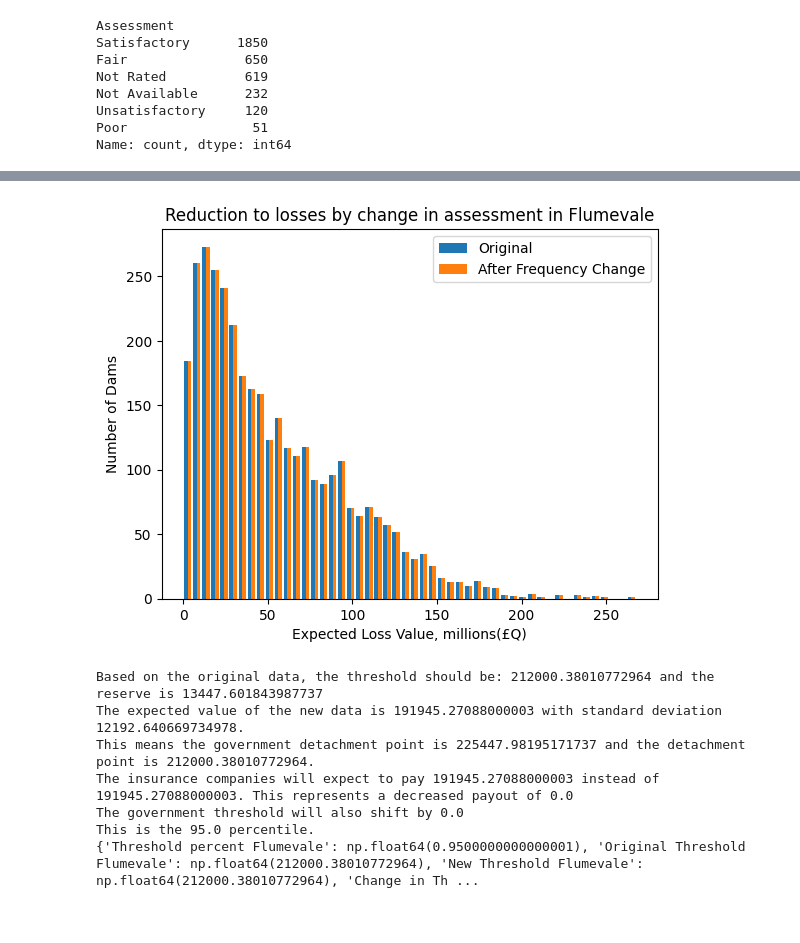
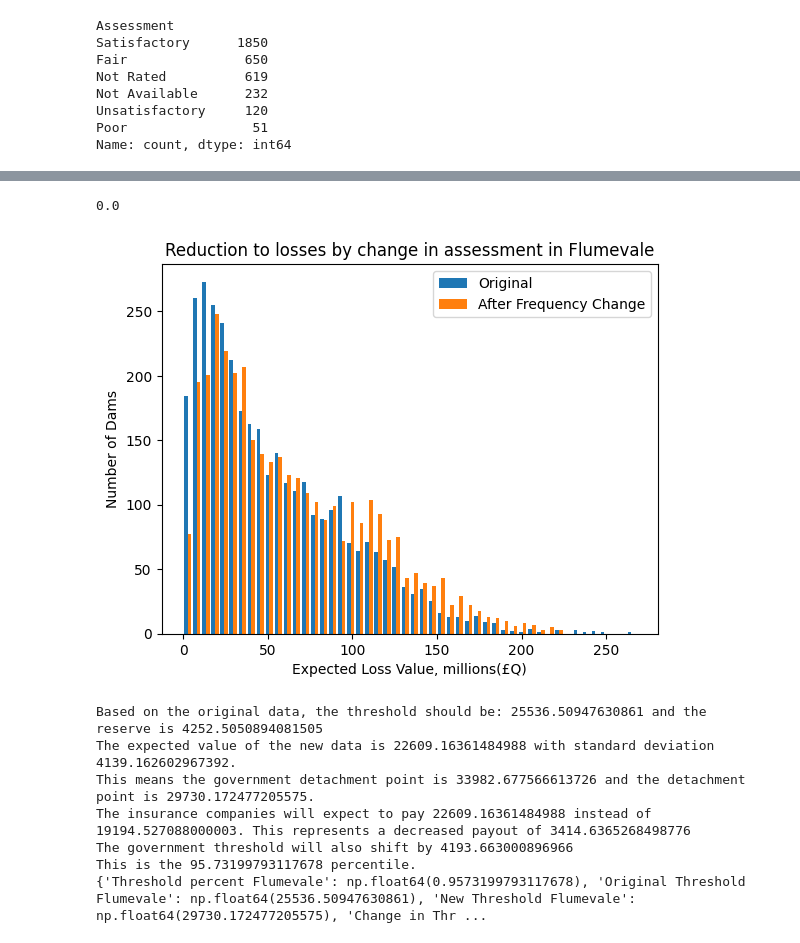
Before and after one commit to kevinj637/SOA_research_comp2025, a Jupyter notebook: assessment_sensititvity.ipynb, the cells around one changed output, grey strips where cells are left out. Saved outputs shown, nothing was run; the diff lists cells and outputs as text; code cells hidden in the pictures.

Commit message:
finished assessment sensitivity analysis

```diff
--- a/assessment_sensititvity.ipynb
+++ b/assessment_sensititvity.ipynb
@@ -21,7 +21,7 @@ Name: count, dtype: int64
 
 train_df = df.copy()
 #train_df.columns
-train_df = train_df.drop(columns=["ID", "Years Modified", "Assessment Date", "Assessment Date","Loss given failure - prop (Qm)","Loss given failure - liab (Qm)", "Loss given failure - BI (Qm)", "Total Loss Given Failure", "Expected Loss Value"])
+train_df = train_df.drop(columns=["ID", "Years Modified", "Hazard", "Assessment Date", "Assessment Date","Loss given failure - prop (Qm)","Loss given failure - liab (Qm)", "Loss given failure - BI (Qm)", "Total Loss Given Failure", "Expected Loss Value"])
 
 test_df = df.copy()
 
@@ -68,0 +63,5 @@ np.float64(0.19)
+# %%
+#model.describe()
+for i in range(len(df)):
+    print(new_probabilities[i] - df.loc[i, "Probability of Failure"])
+print(new_probabilities.max())
@@ -68,0 +86,4 @@ np.float64(0.19)
+# %%
+new_df = df.copy(True)
+new_df["Probability of Failure"] = pd.Series(new_probabilities)
+print(df["Probability of Failure"] - new_df["Probability of Failure"])
@@ -69,24 +103,24 @@ np.float64(0.19)
 # %%
-new_df = df.copy(True)
-new_df = new_df.replace(new_df["Probability of Failure"], pd.Series(new_probabilities))
+print(new_df["Probability of Failure"].max() - pd.Series(new_probabilities).max())
 for i in range(new_df.index.size):
-    new_df.loc[i, "Expected Loss Value"] = test_df.loc[i, "Probability of Failure"] * new_df.loc[i, "Total Loss Given Failure"]
+    new_df.loc[i, "Expected Loss Value"] = new_df.loc[i, "Probability of Failure"] * new_df.loc[i, "Total Loss Given Failure"]
 new_df.to_csv(f"machine_learning_assessment_adjusted_{df.loc[0, "Region"]}.csv", index = False)
 make_graph = True
 if make_graph:
     compare_new = new_df["Expected Loss Value"].to_numpy()
     compare_old = df["Expected Loss Value"].to_numpy()
     plot.hist([compare_old, compare_new], bins=50,label=["Original", "After Frequency Change"])
     plot.xlabel("Expected Loss Value, millions(£Q)")
     plot.ylabel("Number of Dams")
     plot.title(f"Reduction to losses by change in assessment in {df.loc[0, "Region"]}")
     plot.legend()
     plot.savefig(f"assessment_adjusted_expected_loss__{df.loc[0, "Region"]}_histogram.png")
 # %% [output]
+0.0
-[figure, old version]
+[figure, new version]
 # %%
-new_data = gov_expenditure.total_loss_percentile(f"machine_learning_assessment_adjusted_{df.loc[0, "Region"]}.csv", 0, 100, False)
-old_data = gov_expenditure.total_loss_percentile("dam_data_imputed_flumevale.csv", 0, 100, False)
+new_data = gov_expenditure.yearly_loss_percentile(f"machine_learning_assessment_adjusted_{df.loc[0, "Region"]}.csv", 0, 100, False)
+old_data = gov_expenditure.yearly_loss_percentile("dam_data_imputed_flumevale.csv", 0, 100, False)
 gov_threshold = scipy.stats.norm.ppf(95/100) * old_data[2] + old_data[1] #one standard deviation, covers 95% to 99.7% of all cases
 gov_reserve = scipy.stats.norm.ppf(0.997) * old_data[2] + old_data[1] - gov_threshold
 new__gov_detachment_point = scipy.stats.norm.ppf(0.997) * new_data[2] + new_data[1] #the amount of money for 99.7% of all cases
@@ -109,10 +143,10 @@ ans.update({f"New Expected Payout {df.loc[0,"Region"]}" : new_data[1]})
 ans.update({f"Change in Payout {df.loc[0,"Region"]}" : new_data[1] - old_data[1]})
 print(str(ans))
 # %% [output]
-Based on the original data, the threshold should be: 212000.38010772964 and the reserve is 13447.601843987737
-The expected value of the new data is 191945.27088000003 with standard deviation 12192.640669734978.
-This means the government detachment point is 225447.98195171737 and the detachment point is 212000.38010772964.
-The insurance companies will expect to pay 191945.27088000003 instead of 191945.27088000003. This represents a decreased payout of 0.0
-The government threshold will also shift by 0.0
-This is the 95.0 percentile.
-{'Threshold percent Flumevale': np.float64(0.9500000000000001), 'Original Threshold Flumevale': np.float64(212000.38010772964), 'New Threshold Flumevale': np.float64(212000.38010772964), 'Change in Th ...
+Based on the original data, the threshold should be: 25536.50947630861 and the reserve is 4252.5050894081505
+The expected value of the new data is 22609.16361484988 with standard deviation 4139.162602967392.
+This means the government detachment point is 33982.677566613726 and the detachment point is 29730.172477205575.
+The insurance companies will expect to pay 22609.16361484988 instead of 19194.527088000003. This represents a decreased payout of 3414.6365268498776
+The government threshold will also shift by 4193.663000896966
+This is the 95.73199793117678 percentile.
+{'Threshold percent Flumevale': np.float64(0.9573199793117678), 'Original Threshold Flumevale': np.float64(25536.50947630861), 'New Threshold Flumevale': np.float64(29730.172477205575), 'Change in Thr ...
```
Also changed, not shown: parts of 6 cells of this notebook, 45 other files.
